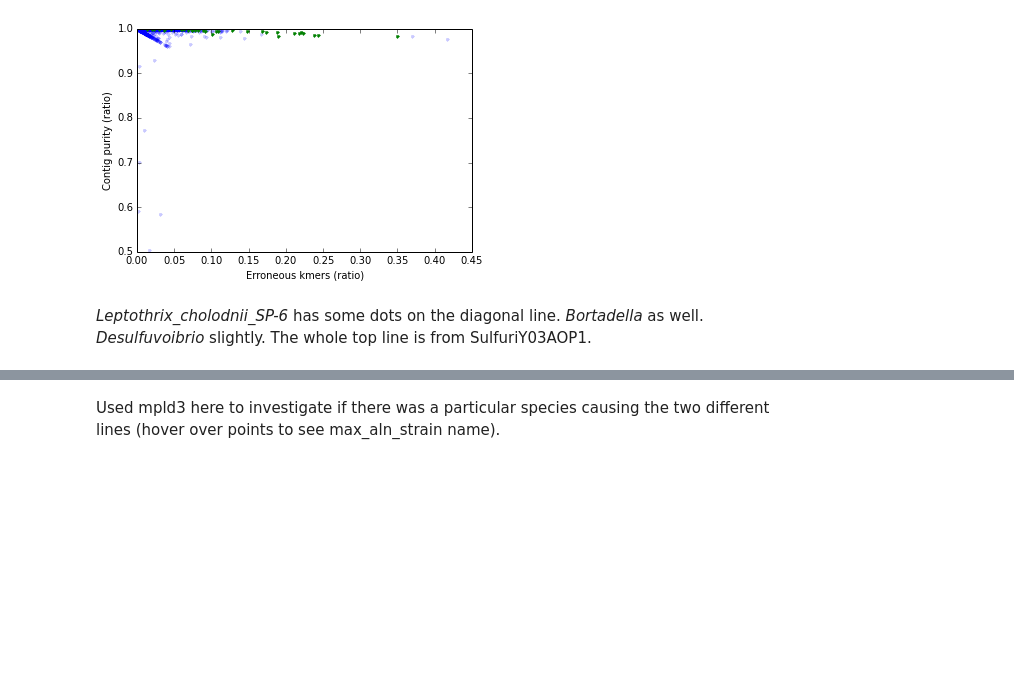
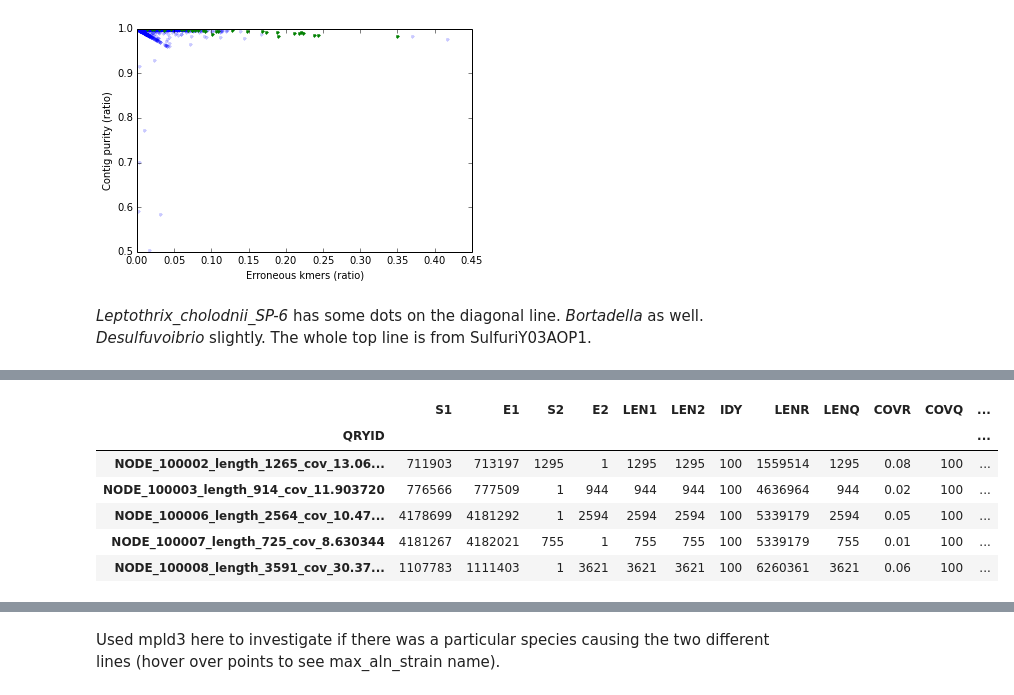
Before and after one commit to inodb/masmvali-publication, a Jupyter notebook: notebooks/kraken.ipynb, the cells around one changed output, grey strips where cells are left out. Saved outputs shown, nothing was run; the diff lists cells and outputs as text; code cells hidden in the pictures; blank space fills up the shorter version.

```diff
--- a/notebooks/kraken.ipynb
+++ b/notebooks/kraken.ipynb
@@ -742,0 +751,10 @@ plt.ylabel("Contig purity (ratio)")
+# %%
+nucmerpurestpd.head(5)
+# %% [output]
+|  | S1 | E1 | S2 | E2 | LEN1 | LEN2 | IDY | LENR | LENQ | COVR | COVQ | ... |
+| QRYID |  |  |  |  |  |  |  |  |  |  |  | ... |
+| NODE_100002_length_1265_cov_13.06... | 711903 | 713197 | 1295 | 1 | 1295 | 1295 | 100 | 1559514 | 1295 | 0.08 | 100 | ... |
+| NODE_100003_length_914_cov_11.903720 | 776566 | 777509 | 1 | 944 | 944 | 944 | 100 | 4636964 | 944 | 0.02 | 100 | ... |
+| NODE_100006_length_2564_cov_10.47... | 4178699 | 4181292 | 1 | 2594 | 2594 | 2594 | 100 | 5339179 | 2594 | 0.05 | 100 | ... |
+| NODE_100007_length_725_cov_8.630344 | 4181267 | 4182021 | 755 | 1 | 755 | 755 | 100 | 5339179 | 755 | 0.01 | 100 | ... |
+| NODE_100008_length_3591_cov_30.37... | 1107783 | 1111403 | 1 | 3621 | 3621 | 3621 | 100 | 6260361 | 3621 | 0.06 | 100 | ... |
```
Also changed, not shown: parts of 34 cells of this notebook.
